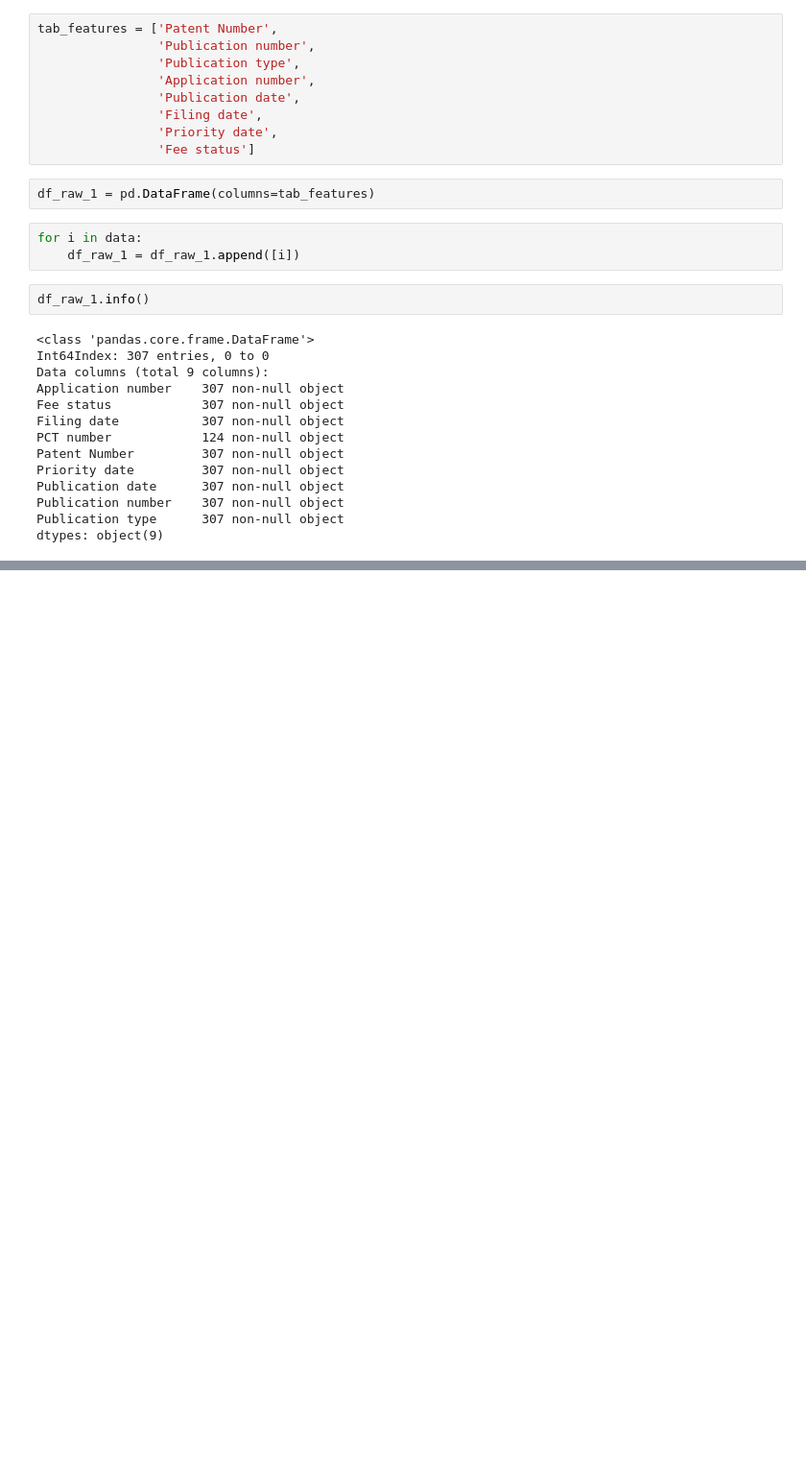
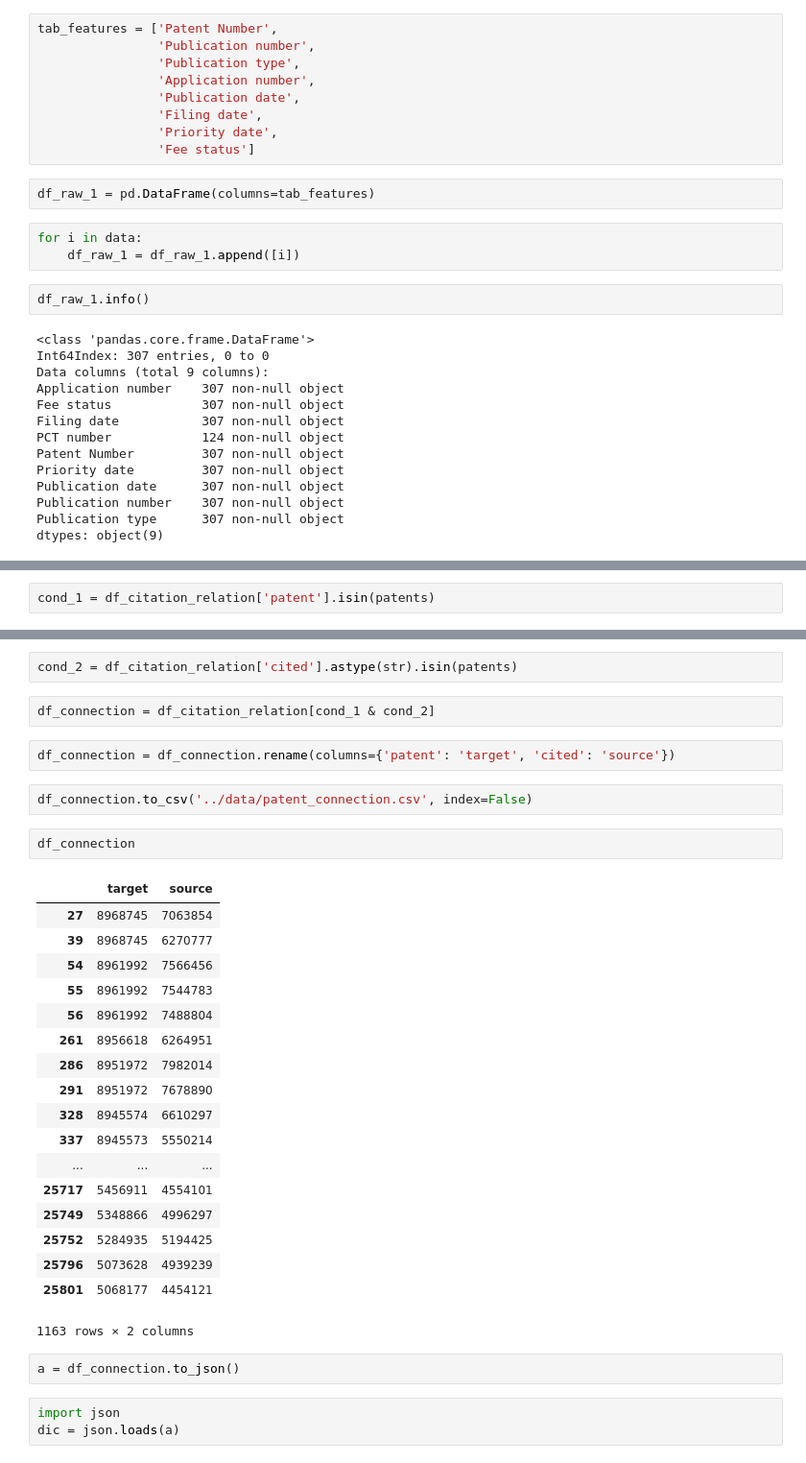
Before and after one commit to youngstone/Hunting4Patents, a Jupyter notebook: code/Untitled0.ipynb, the cells around one changed output, grey strips where cells are left out. Shown at 96% size. Drawn from its saved outputs; the diff is of its cells as text; blank space fills up the shorter version.

```diff
--- a/code/Untitled0.ipynb
+++ b/code/Untitled0.ipynb
@@ -153,0 +181,2 @@ df_raw_1
+# %%
+cond_1 = df_citation_relation['patent'].isin(patents)
@@ -153,0 +206,34 @@ df_raw_1
+# %%
+cond_2 = df_citation_relation['cited'].astype(str).isin(patents)
+# %%
+df_connection = df_citation_relation[cond_1 & cond_2]
+# %%
+df_connection = df_connection.rename(columns={'patent': 'target', 'cited': 'source'})
+# %%
+df_connection.to_csv('../data/patent_connection.csv', index=False)
+# %%
+df_connection
+# %% [output]
+|  | target | source |
+| 27 | 8968745 | 7063854 |
+| 39 | 8968745 | 6270777 |
+| 54 | 8961992 | 7566456 |
+| 55 | 8961992 | 7544783 |
+| 56 | 8961992 | 7488804 |
+| 261 | 8956618 | 6264951 |
+| 286 | 8951972 | 7982014 |
+| 291 | 8951972 | 7678890 |
+| 328 | 8945574 | 6610297 |
+| 337 | 8945573 | 5550214 |
+| ... | ... | ... |
+| 25717 | 5456911 | 4554101 |
+| 25749 | 5348866 | 4996297 |
+| 25752 | 5284935 | 5194425 |
+| 25796 | 5073628 | 4939239 |
+| 25801 | 5068177 | 4454121 |
+1163 rows × 2 columns
+# %%
+a = df_connection.to_json()
+# %%
+import json
+dic = json.loads(a)
```
Also changed, not shown: parts of 36 cells of this notebook, 10 other files.
